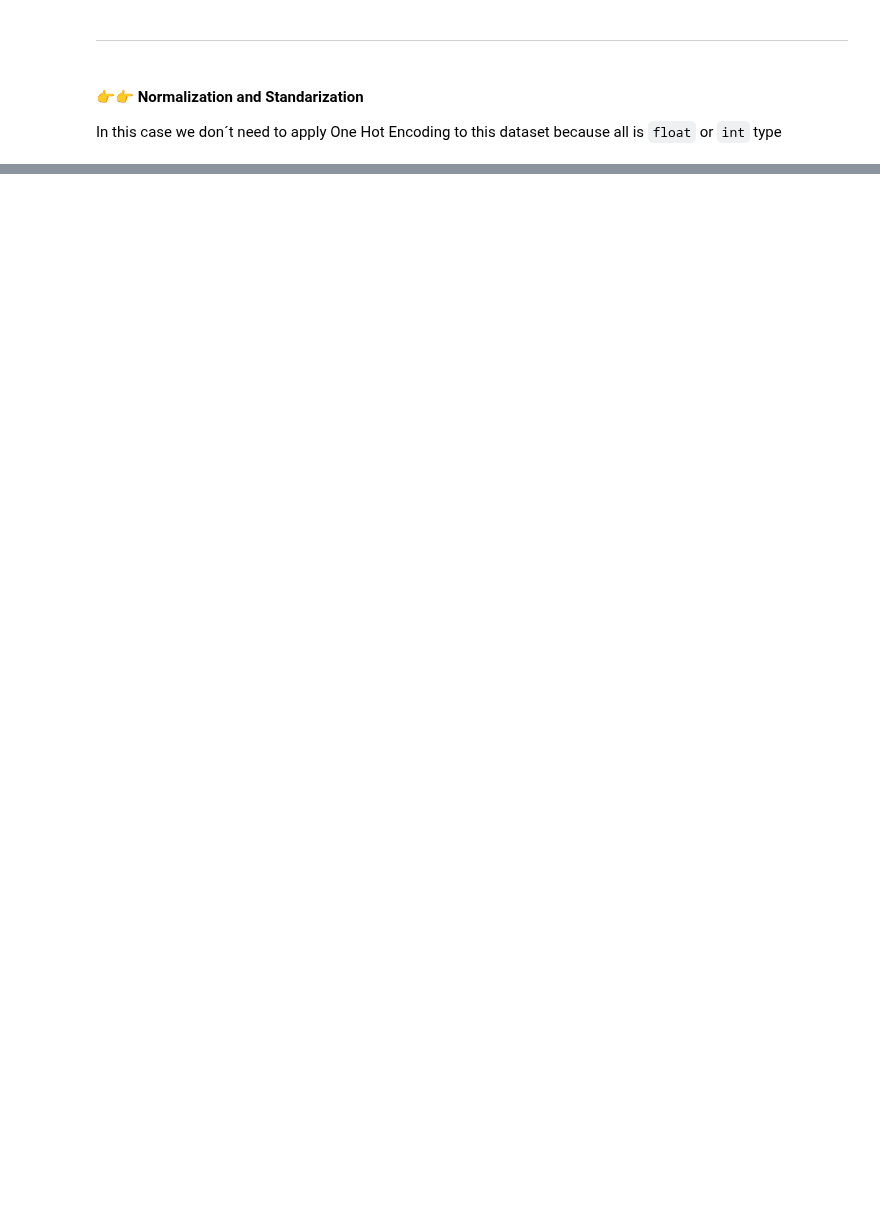
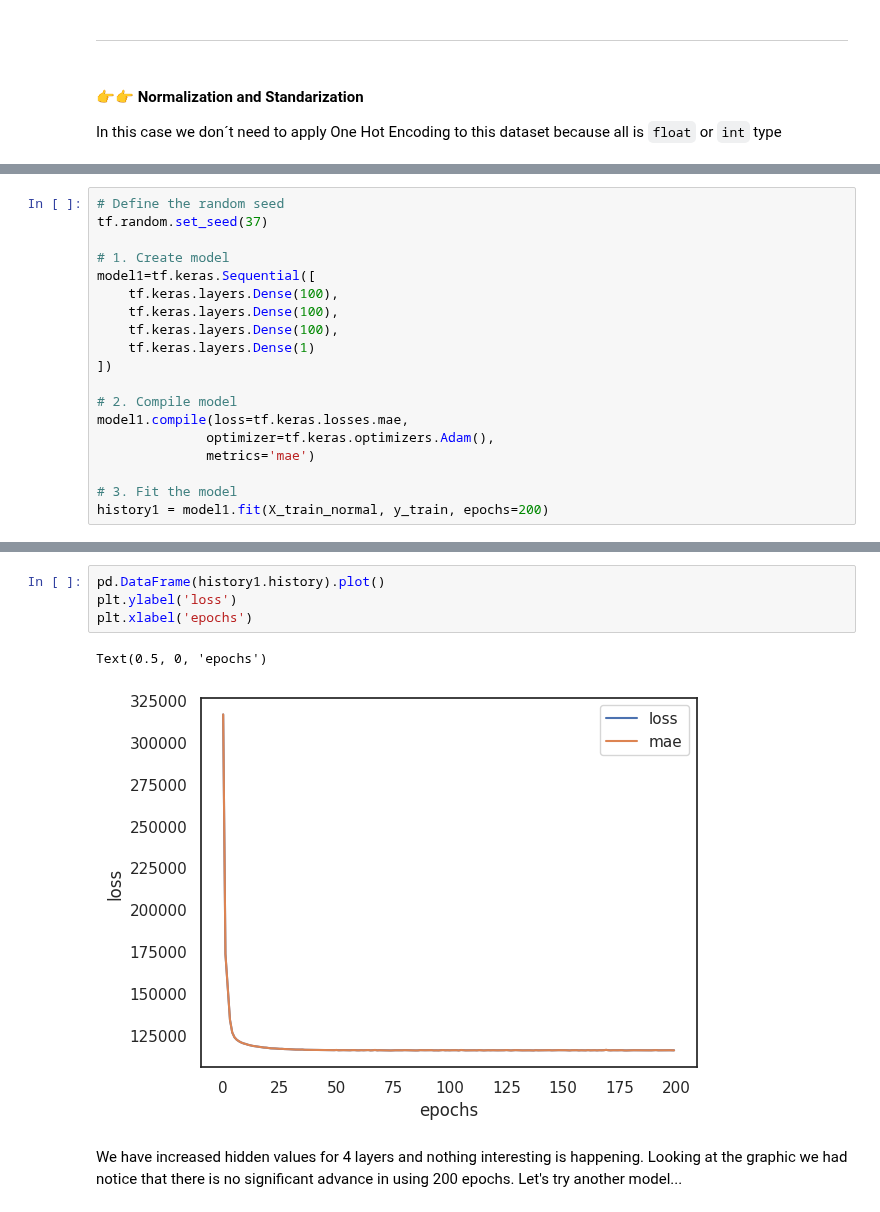
Before and after one commit to alvarohernandezalt/TF_ZTO_GoogleEXAM, a Jupyter notebook: Exercises/01_TF_NN_Regression_EXERCISES.ipynb, the cells around one changed output, grey strips where cells are left out. Cells and saved outputs as stored; diff of their text form; blank space fills up the shorter version.

```diff
--- a/Exercises/01_TF_NN_Regression_EXERCISES.ipynb
+++ b/Exercises/01_TF_NN_Regression_EXERCISES.ipynb
@@ -219,0 +329,19 @@ In this case we don´t need to apply One Hot Encoding to this dataset because al
+# %%
+# Define the random seed
+tf.random.set_seed(37)
+
+# 1. Create model
+model1=tf.keras.Sequential([
+    tf.keras.layers.Dense(100),
+    tf.keras.layers.Dense(100),
+    tf.keras.layers.Dense(100),
+    tf.keras.layers.Dense(1)
+])
+
+# 2. Compile model
+model1.compile(loss=tf.keras.losses.mae,
+              optimizer=tf.keras.optimizers.Adam(),
+              metrics='mae')
+
+# 3. Fit the model
+history1 = model1.fit(X_train_normal, y_train, epochs=200)
@@ -219,0 +372,10 @@ In this case we don´t need to apply One Hot Encoding to this dataset because al
+# %%
+pd.DataFrame(history1.history).plot()
+plt.ylabel('loss')
+plt.xlabel('epochs')
+# %% [output]
+Text(0.5, 0, 'epochs')
+[figure, added]
+# %% [markdown]
+We have increased hidden values for 4 layers and nothing interesting is happening. Looking at the graphic we had notice that there is no significant advance in using 200 epochs.
+Let's try another model...
```
Also changed, not shown: parts of 16 cells of this notebook.
